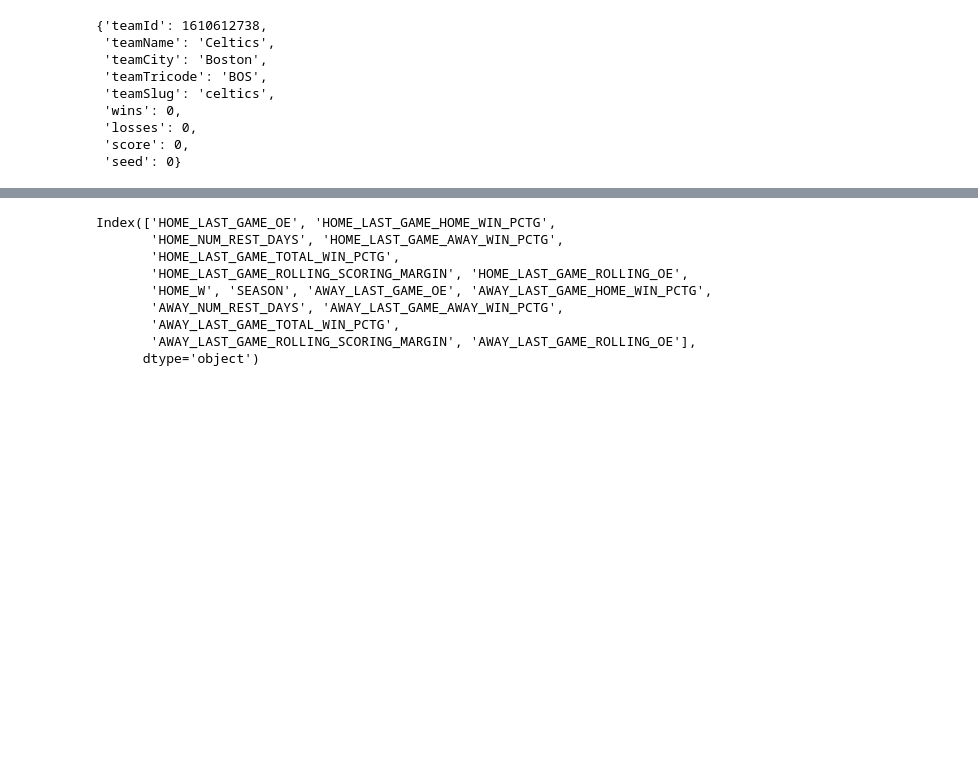
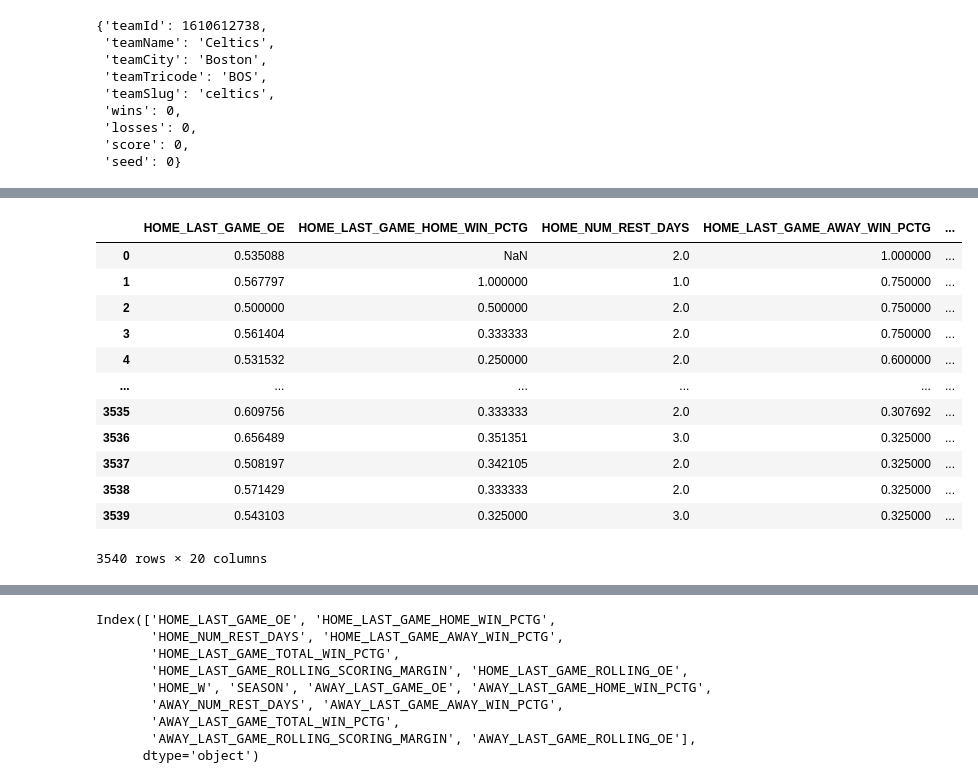
Before and after one commit to TheResearchLab/Practice, a Jupyter notebook: Streamlit-Basketball-App/data_ingest.ipynb, the cells around one changed output, grey strips where cells are left out. Drawn from its saved outputs; the diff is of its cells as text; code cells hidden in the pictures; blank space fills up the shorter version.

```diff
--- a/Streamlit-Basketball-App/data_ingest.ipynb
+++ b/Streamlit-Basketball-App/data_ingest.ipynb
@@ -396,7 +396,22 @@ for i in range(0,tot_rows,5):
 # %%
 import pandas as pd
 import requests
 
 url = "https://nba-prediction-api.onrender.com/all"
 response = requests.get(url)
 df = pd.read_json(response.json(),orient='records')
+df
+# %% [output]
+|  | HOME_LAST_GAME_OE | HOME_LAST_GAME_HOME_WIN_PCTG | HOME_NUM_REST_DAYS | HOME_LAST_GAME_AWAY_WIN_PCTG | ... |
+| 0 | 0.535088 | NaN | 2.0 | 1.000000 | ... |
+| 1 | 0.567797 | 1.000000 | 1.0 | 0.750000 | ... |
+| 2 | 0.500000 | 0.500000 | 2.0 | 0.750000 | ... |
+| 3 | 0.561404 | 0.333333 | 2.0 | 0.750000 | ... |
+| 4 | 0.531532 | 0.250000 | 2.0 | 0.600000 | ... |
+| ... | ... | ... | ... | ... | ... |
+| 3535 | 0.609756 | 0.333333 | 2.0 | 0.307692 | ... |
+| 3536 | 0.656489 | 0.351351 | 3.0 | 0.325000 | ... |
+| 3537 | 0.508197 | 0.342105 | 2.0 | 0.325000 | ... |
+| 3538 | 0.571429 | 0.333333 | 2.0 | 0.325000 | ... |
+| 3539 | 0.543103 | 0.325000 | 3.0 | 0.325000 | ... |
+3540 rows × 20 columns
```
Also changed, not shown: parts of 7 cells of this notebook, 5 other files.
